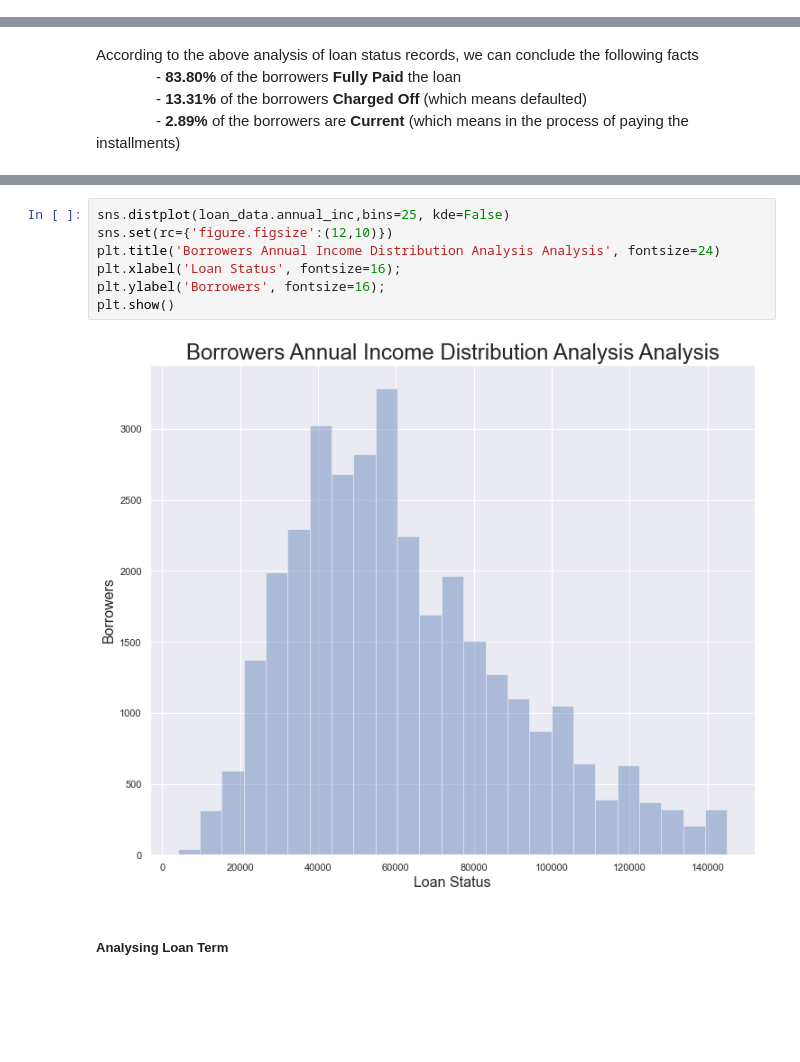
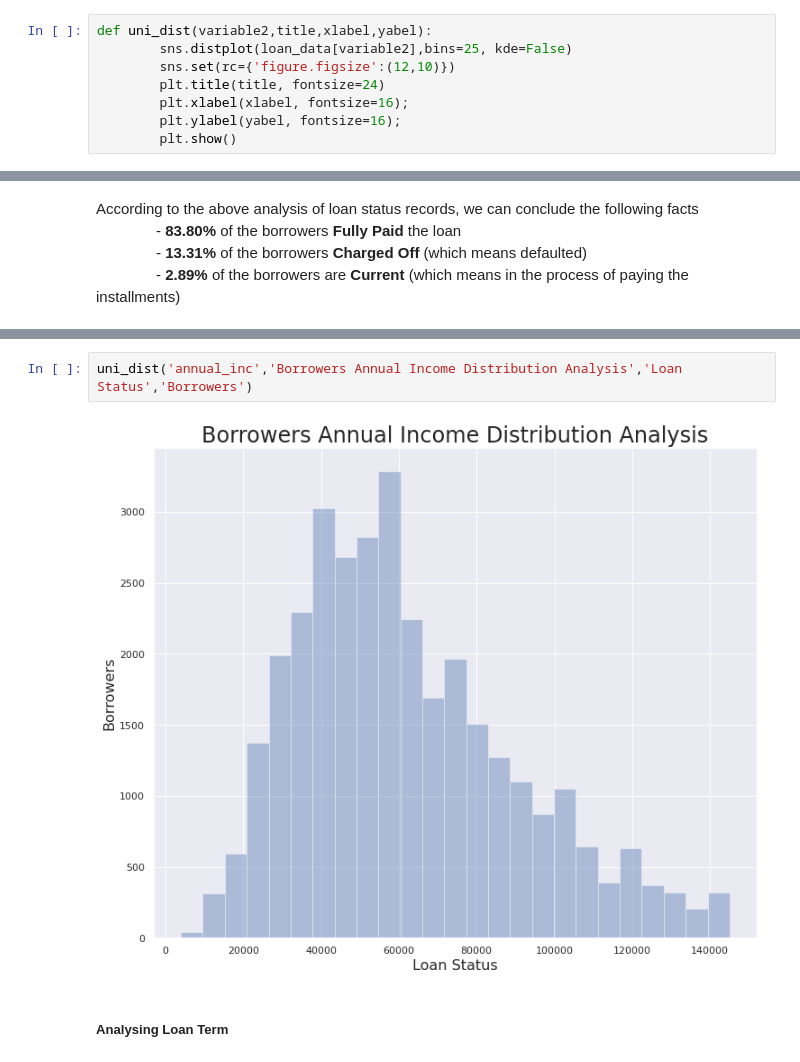
Before and after one commit to edwinttmm/LendingClubCaseStudy, a Jupyter notebook: LendingClubCaseStudySolution.ipynb, the cells around one changed output, grey strips where cells are left out. Drawn from its saved outputs; the diff is of its cells as text; blank space fills up the shorter version.

```diff
--- a/LendingClubCaseStudySolution.ipynb
+++ b/LendingClubCaseStudySolution.ipynb
@@ -427,2 +443,10 @@ __As per the above vital sanity checks, we can ensure that the loan data set is
+# %%
+def uni_dist(variable2,title,xlabel,yabel):
+        sns.distplot(loan_data[variable2],bins=25, kde=False)
+        sns.set(rc={'figure.figsize':(12,10)})
+        plt.title(title, fontsize=24)
+        plt.xlabel(xlabel, fontsize=16);
+        plt.ylabel(yabel, fontsize=16);
+        plt.show()
 # %%
 # plotting loan status including percentage
@@ -469,12 +469,7 @@ plt.show()
 # %%
-sns.distplot(loan_data.annual_inc,bins=25, kde=False)
-sns.set(rc={'figure.figsize':(12,10)})
-plt.title('Borrowers Annual Income Distribution Analysis Analysis', fontsize=24)
-plt.xlabel('Loan Status', fontsize=16);
-plt.ylabel('Borrowers', fontsize=16);
-plt.show()
+uni_dist('annual_inc','Borrowers Annual Income Distribution Analysis','Loan Status','Borrowers')
 # %% [output]
-[figure, old version]
+[figure, new version]
 # %% [markdown]
 ##### Analysing Loan Term
 # %%
```
Also changed, not shown: parts of 9 cells of this notebook.
